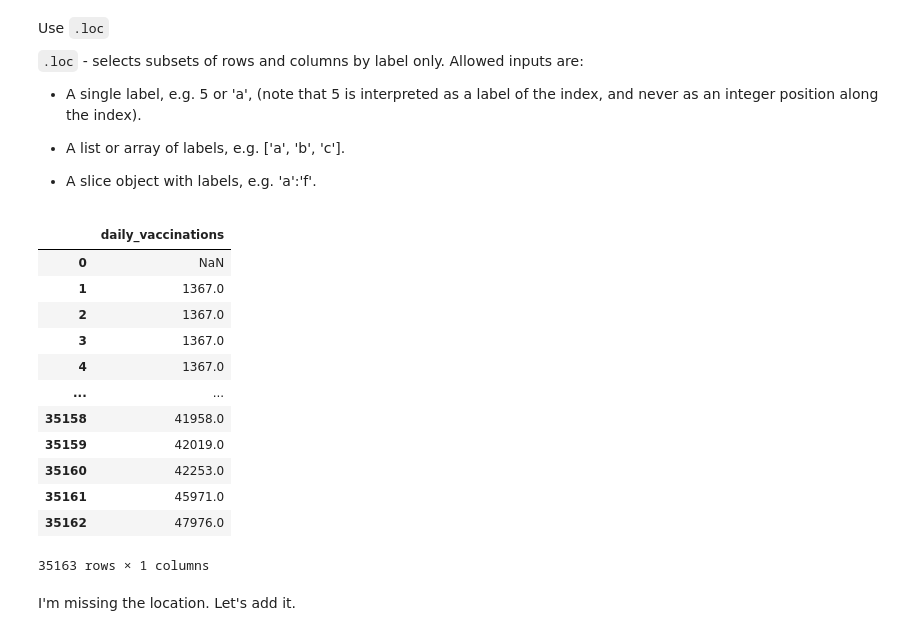
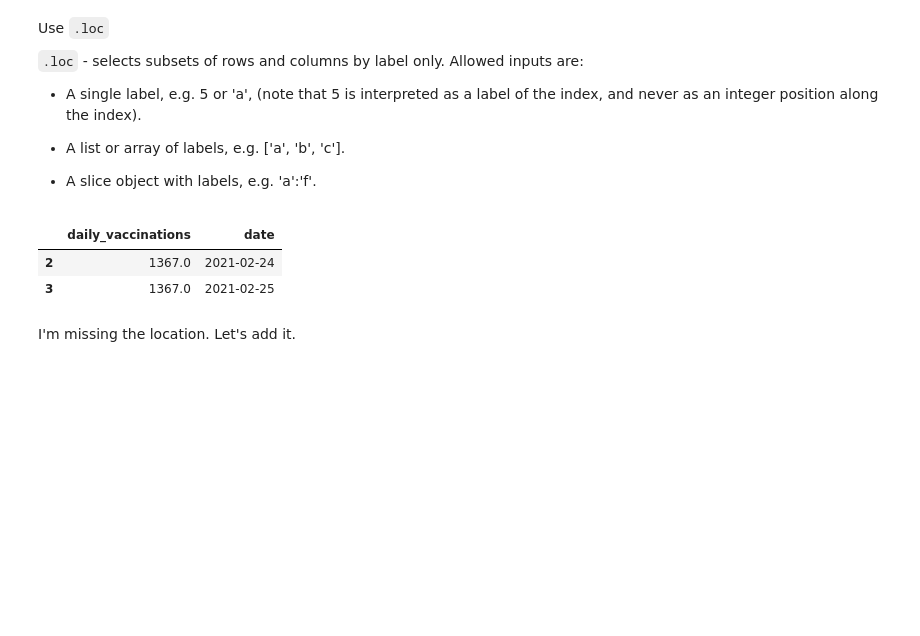
Before and after one commit to nlihin/data-analytics, a Jupyter notebook: unit2.ipynb, the cells around one changed output. Drawn from its saved outputs; the diff is of its cells as text; code cells hidden in the pictures; blank space fills up the shorter version.

```diff
--- a/unit2.ipynb
+++ b/unit2.ipynb
@@ -367,21 +382,11 @@ Use `.loc`
 
 - A slice object with labels, e.g. 'a':'f'.
 # %%
-vacc_df.loc[:,['daily_vaccinations']]
+vacc_df.loc[2:3,['daily_vaccinations','date']]
 # %% [output]
-|  | daily_vaccinations |
-| 0 | NaN |
-| 1 | 1367.0 |
-| 2 | 1367.0 |
-| 3 | 1367.0 |
-| 4 | 1367.0 |
-| ... | ... |
-| 35158 | 41958.0 |
-| 35159 | 42019.0 |
-| 35160 | 42253.0 |
-| 35161 | 45971.0 |
-| 35162 | 47976.0 |
+|  | daily_vaccinations | date |
+| 2 | 1367.0 | 2021-02-24 |
+| 3 | 1367.0 | 2021-02-25 |
-35163 rows × 1 columns
 # %% [markdown]
 I'm missing the location. Let's add it.
 # %%
```
Also changed, not shown: parts of 9 cells of this notebook.
